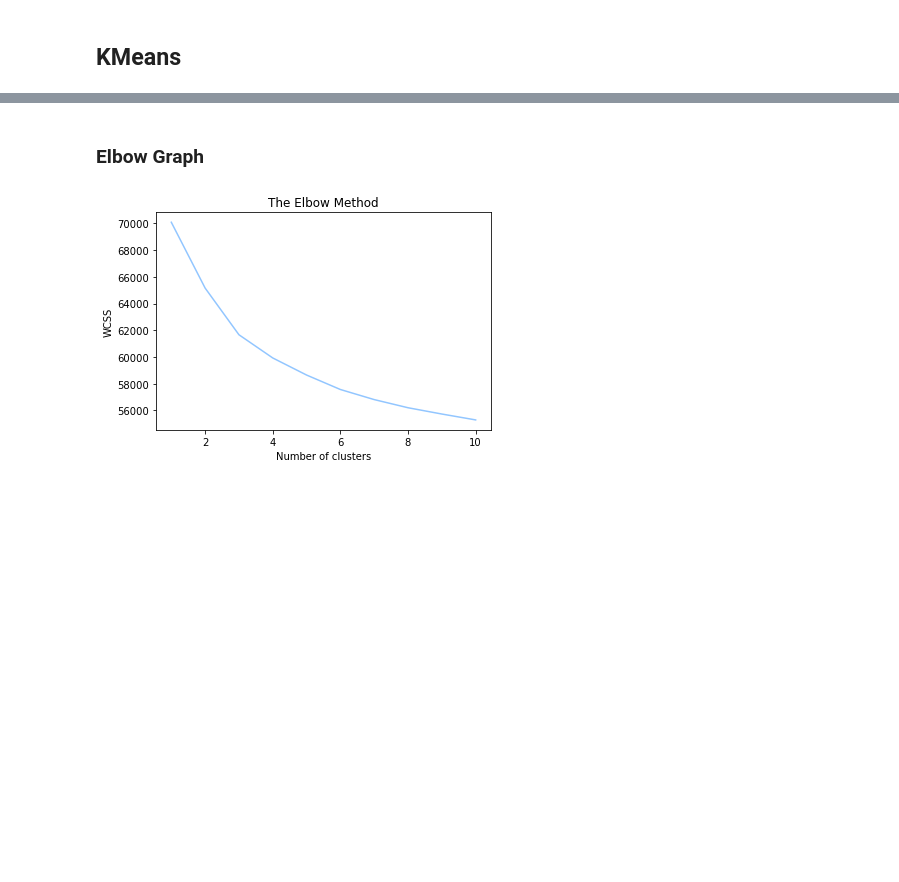
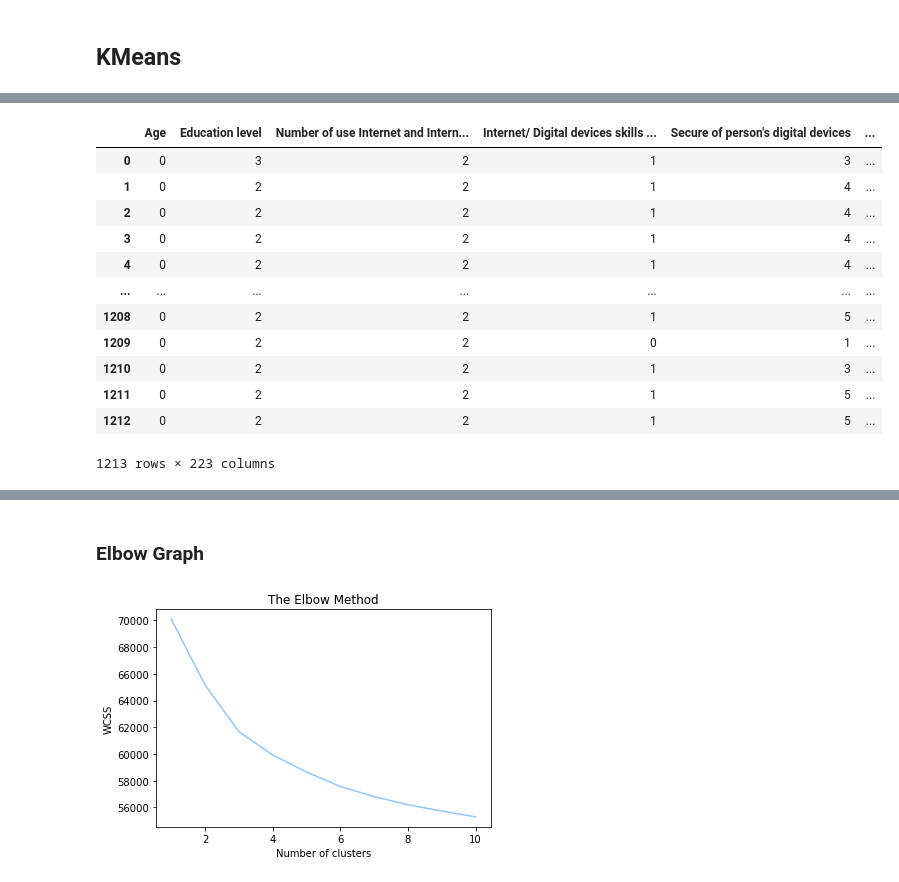
Before and after one commit to Hala-Alsouly/SDA-Capstone, a Jupyter notebook: Unsupervised ML.ipynb, the cells around one changed output, grey strips where cells are left out. Drawn from its saved outputs; the diff is of its cells as text; code cells hidden in the pictures; blank space fills up the shorter version.

```diff
--- a/Unsupervised ML.ipynb
+++ b/Unsupervised ML.ipynb
@@ -214,0 +245,17 @@ PCA Testing accuracy: 0.9300411522633745
+# %%
+X1 =df.drop('Victim of cybercrime',axis=1)
+X1
+# %% [output]
+|  | Age | Education level | Number of use Internet and Intern... | Internet/ Digital devices skills ... | Secure of person's digital devices | ... |
+| 0 | 0 | 3 | 2 | 1 | 3 | ... |
+| 1 | 0 | 2 | 2 | 1 | 4 | ... |
+| 2 | 0 | 2 | 2 | 1 | 4 | ... |
+| 3 | 0 | 2 | 2 | 1 | 4 | ... |
+| 4 | 0 | 2 | 2 | 1 | 4 | ... |
+| ... | ... | ... | ... | ... | ... | ... |
+| 1208 | 0 | 2 | 2 | 1 | 5 | ... |
+| 1209 | 0 | 2 | 2 | 0 | 1 | ... |
+| 1210 | 0 | 2 | 2 | 1 | 3 | ... |
+| 1211 | 0 | 2 | 2 | 1 | 5 | ... |
+| 1212 | 0 | 2 | 2 | 1 | 5 | ... |
+1213 rows × 223 columns
```
Also changed, not shown: parts of 19 cells of this notebook.
